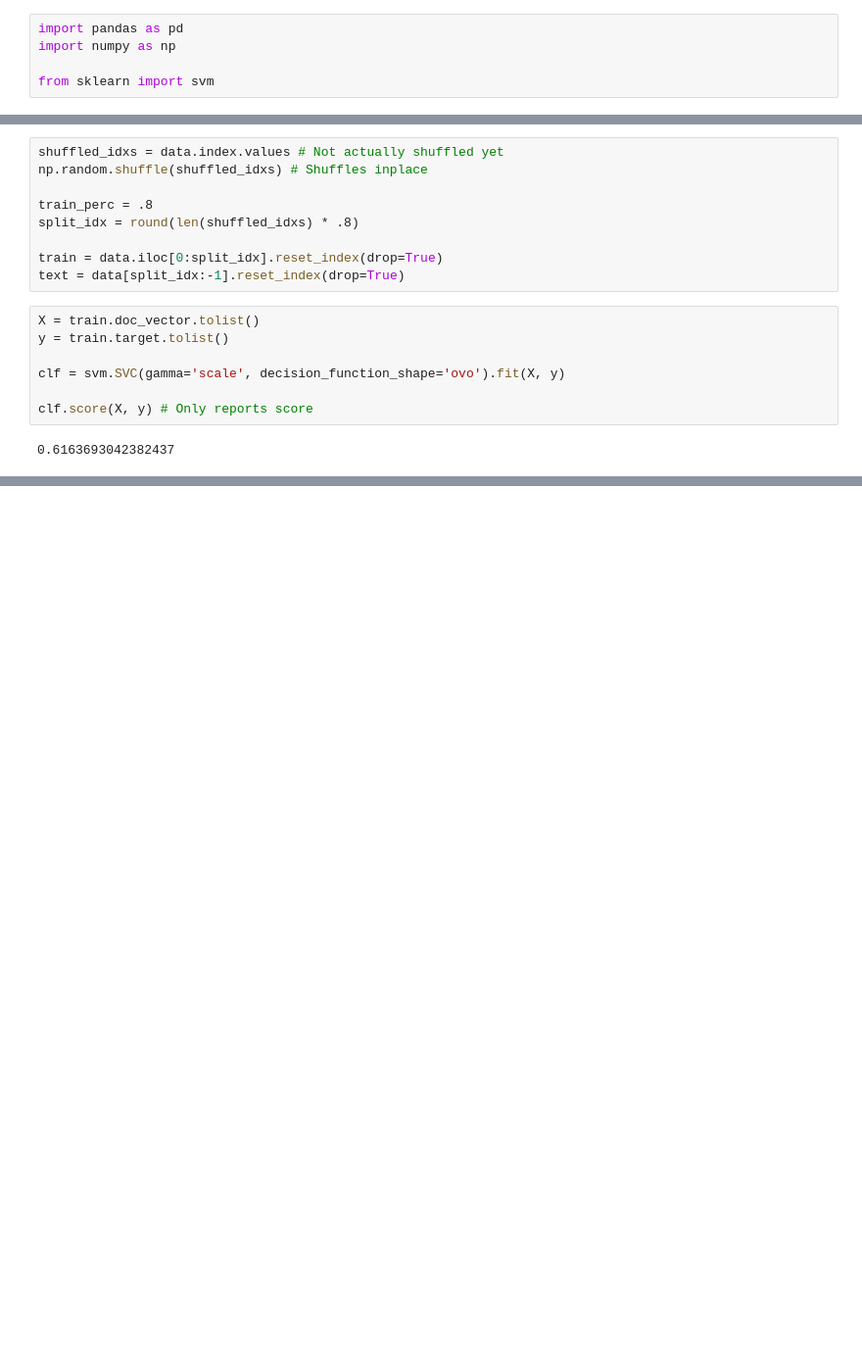
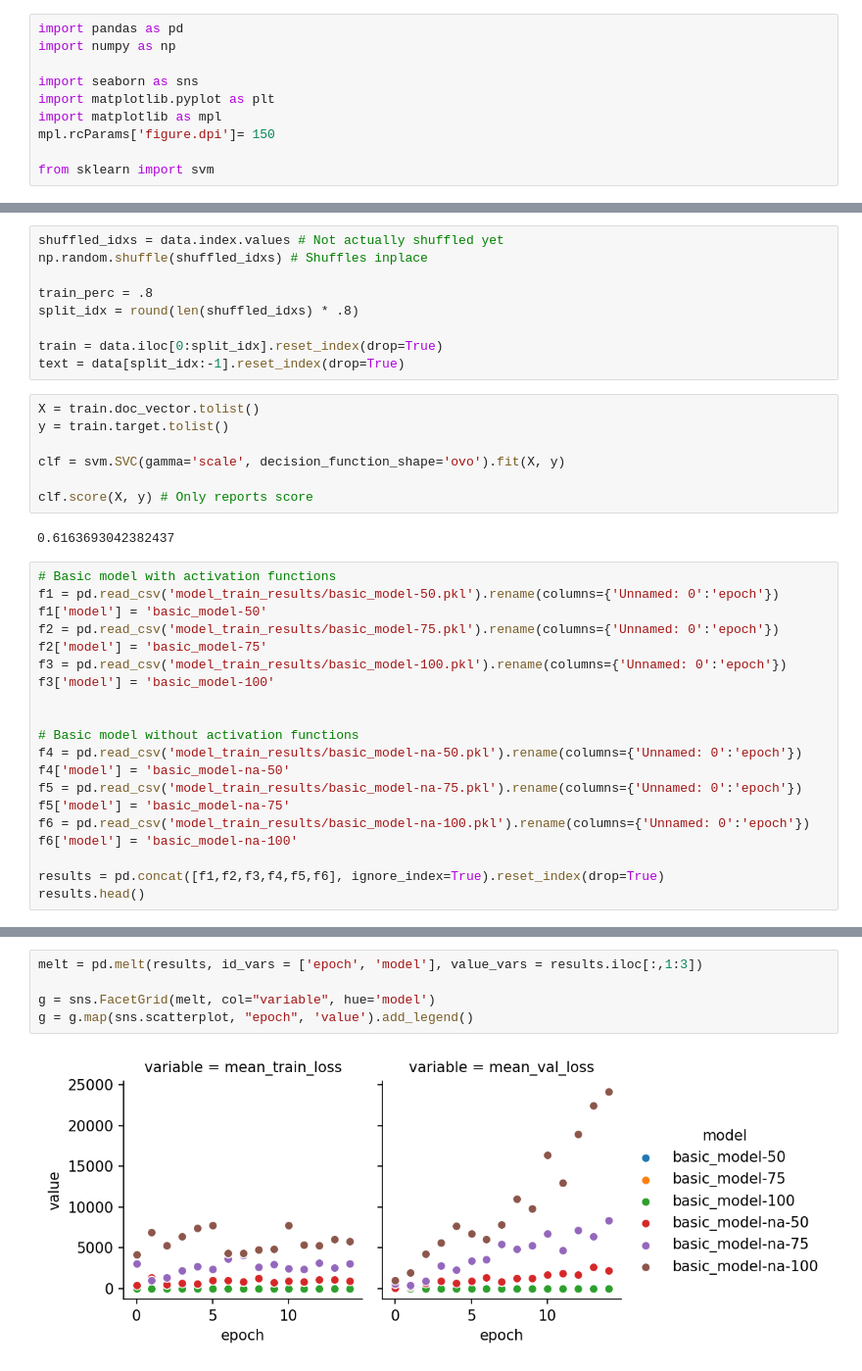
Before and after one commit to itaher1995/CS6120-Term-Project, a Jupyter notebook: experiment.ipynb, the cells around one changed output, grey strips where cells are left out. Shown at 98% size. Saved outputs shown, nothing was run; the diff lists cells and outputs as text; blank space fills up the shorter version.

Commit message:
plotting

```diff
--- a/experiment.ipynb
+++ b/experiment.ipynb
@@ -2,6 +2,11 @@
 import pandas as pd
 import numpy as np
 
+import seaborn as sns
+import matplotlib.pyplot as plt
+import matplotlib as mpl
+mpl.rcParams['figure.dpi']= 150
+
 from sklearn import svm
 # %%
 # Columns: ['data', 'filenames', 'target_names', 'target', 'source', 'partition', 'doc_vector']
@@ -24,3 +29,23 @@ clf = svm.SVC(gamma='scale', decision_function_shape='ovo').fit(X, y)
 clf.score(X, y) # Only reports score
 # %% [output]
 0.6163693042382437
+# %%
+# Basic model with activation functions
+f1 = pd.read_csv('model_train_results/basic_model-50.pkl').rename(columns={'Unnamed: 0':'epoch'})
+f1['model'] = 'basic_model-50'
+f2 = pd.read_csv('model_train_results/basic_model-75.pkl').rename(columns={'Unnamed: 0':'epoch'})
+f2['model'] = 'basic_model-75'
+f3 = pd.read_csv('model_train_results/basic_model-100.pkl').rename(columns={'Unnamed: 0':'epoch'})
+f3['model'] = 'basic_model-100'
+
+
+# Basic model without activation functions
+f4 = pd.read_csv('model_train_results/basic_model-na-50.pkl').rename(columns={'Unnamed: 0':'epoch'})
+f4['model'] = 'basic_model-na-50'
+f5 = pd.read_csv('model_train_results/basic_model-na-75.pkl').rename(columns={'Unnamed: 0':'epoch'})
+f5['model'] = 'basic_model-na-75'
+f6 = pd.read_csv('model_train_results/basic_model-na-100.pkl').rename(columns={'Unnamed: 0':'epoch'})
+f6['model'] = 'basic_model-na-100'
+
+results = pd.concat([f1,f2,f3,f4,f5,f6], ignore_index=True).reset_index(drop=True)
+results.head()
@@ -26,0 +59,7 @@ clf.score(X, y) # Only reports score
+# %%
+melt = pd.melt(results, id_vars = ['epoch', 'model'], value_vars = results.iloc[:,1:3])
+
+g = sns.FacetGrid(melt, col="variable", hue='model')
+g = g.map(sns.scatterplot, "epoch", 'value').add_legend()
+# %% [output]
+[figure, added]
```
Also changed, not shown: parts of 3 cells of this notebook.
